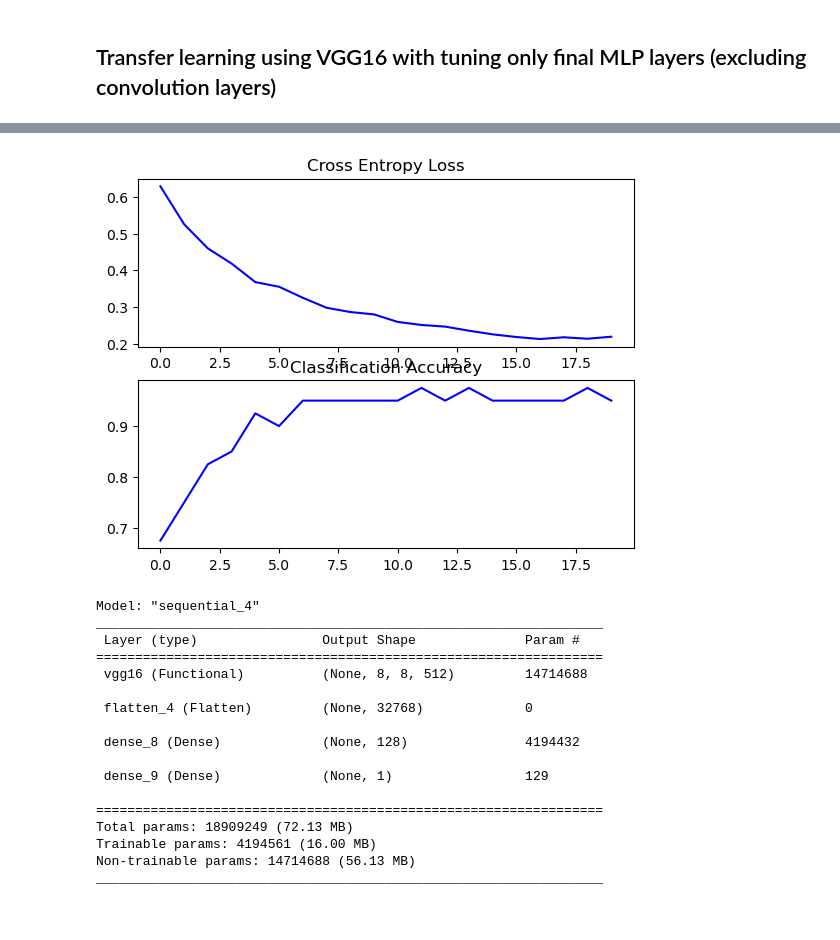
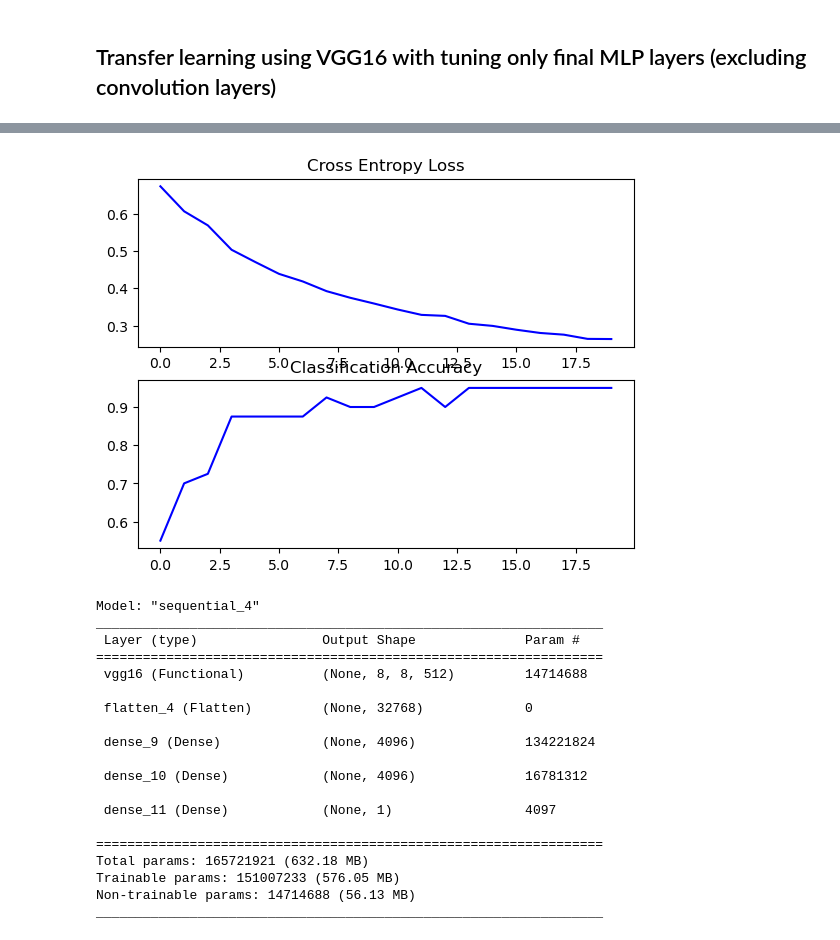
Before and after one commit to Karan-Gandhi/ES335-Assignment-4, a Jupyter notebook: task1_new.ipynb, the cells around one changed output, grey strips where cells are left out. Drawn from its saved outputs; the diff is of its cells as text; code cells hidden in the pictures.

```diff
--- a/task1_new.ipynb
+++ b/task1_new.ipynb
@@ -594,7 +597,8 @@ for layer in vgg16.layers:
 vgg16_mlp_layer_tuned = Sequential()
 vgg16_mlp_layer_tuned.add(vgg16)
 vgg16_mlp_layer_tuned.add(Flatten())
-vgg16_mlp_layer_tuned.add(Dense(128, activation='relu'))
+vgg16_mlp_layer_tuned.add(Dense(4096, activation='relu'))
+vgg16_mlp_layer_tuned.add(Dense(4096, activation='relu'))
 vgg16_mlp_layer_tuned.add(Dense(1, activation='sigmoid'))
 opt = SGD(learning_rate=1e-4, momentum=0.9)
 vgg16_mlp_layer_tuned.compile(optimizer=opt, loss='binary_crossentropy', metrics=['accuracy'])
@@ -623,5 +627,5 @@ Total Training Time: 40.89 seconds
 WARNING:tensorflow:5 out of the last 9 calls to <function Model.make_predict_function.<locals>.predict_function at 0x...> triggered tf.function retracing. Tracing is expensive and the excessive number ...
-[figure, old version]
+[figure, new version]
 Model: "sequential_4"
 _________________________________________________________________
  Layer (type)                Output Shape              Param #
@@ -630,12 +634,14 @@ _________________________________________________________________
 
  flatten_4 (Flatten)         (None, 32768)             0
 
- dense_8 (Dense)             (None, 128)               4194432
+ dense_9 (Dense)             (None, 4096)              134221824
 
- dense_9 (Dense)             (None, 1)                 129
+ dense_10 (Dense)            (None, 4096)              16781312
+
+ dense_11 (Dense)            (None, 1)                 4097
 
 =================================================================
-Total params: 18909249 (72.13 MB)
-Trainable params: 4194561 (16.00 MB)
+Total params: 165721921 (632.18 MB)
+Trainable params: 151007233 (576.05 MB)
 Non-trainable params: 14714688 (56.13 MB)
 _________________________________________________________________
```
Also changed, not shown: parts of 7 cells of this notebook, 37 other files.
